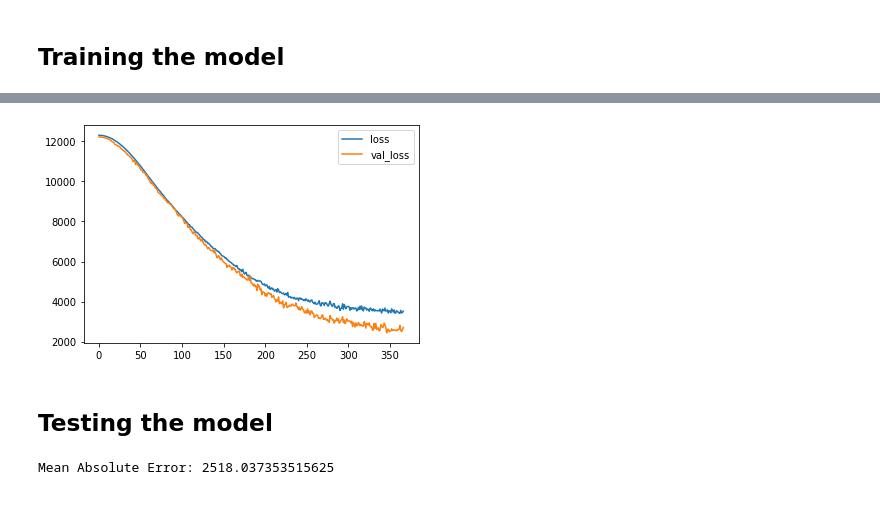
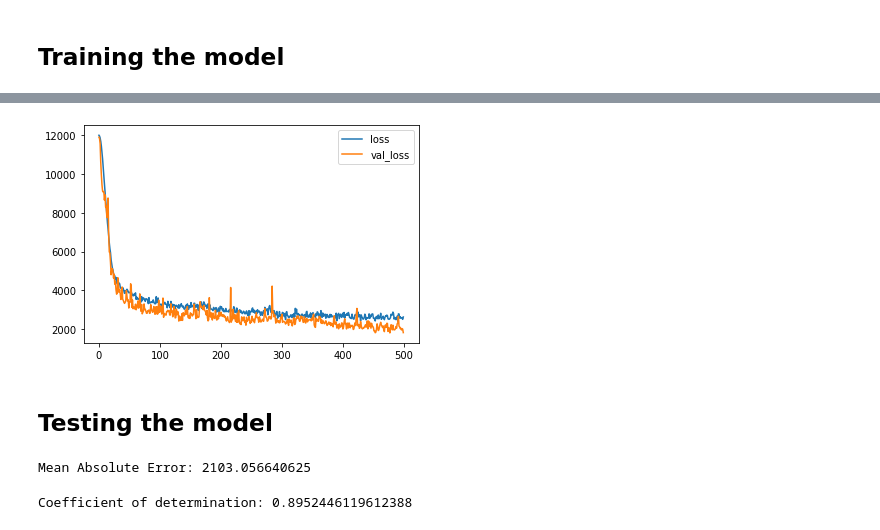
Before and after one commit to yashbg/EstimatingEconomicGrowth, a Jupyter notebook: train.ipynb, the cells around one changed output, grey strips where cells are left out. Saved outputs shown, nothing was run; the diff lists cells and outputs as text; code cells hidden in the pictures.

```diff
--- a/train.ipynb
+++ b/train.ipynb
@@ -37,19 +38,22 @@ input_shape = [X_train.shape[1]]
 # %%
 model = keras.Sequential([
     layers.BatchNormalization(input_shape=input_shape),
-    layers.Dense(256, activation='relu'),
+    layers.Dense(1024, activation='relu'),
+    layers.Dropout(0.3),
+    layers.BatchNormalization(),
+    layers.Dense(512, activation='relu'),
     layers.Dropout(0.3),
     layers.BatchNormalization(),
     layers.Dense(256, activation='relu'),
-    layers.Dropout(0.3),
+    layers.Dropout(0.2),
     layers.BatchNormalization(),
-    layers.Dense(256, activation='relu'),
-    layers.Dropout(0.3),
+    layers.Dense(128, activation='relu'),
+    layers.Dropout(0.2),
     layers.BatchNormalization(),
     layers.Dense(1),
 ])
 # %%
-opt = keras.optimizers.Adam(learning_rate=0.001)
+opt = keras.optimizers.Adam(learning_rate=0.01)
 
 model.compile(
     optimizer=opt,
@@ -58,19 +62,19 @@ model.compile(
 
 early_stopping = callbacks.EarlyStopping(
     min_delta=0.1,
-    patience=20,
+    patience=100,
     restore_best_weights=True,
 )
 # %% [markdown]
 ## Training the model
 # %%
-epochs = 1000
+epochs = 500
 history = model.fit(
     X_train, y_train,
     validation_split=0.1,
     batch_size=128,
     epochs=epochs,
-    callbacks=[early_stopping],
+    # callbacks=[early_stopping],
     verbose=1,
 )
 
@@ -98,4 +102,4 @@ Minimum Validation Loss: 2434.8579
-[figure, old version]
+[figure, new version]
 # %% [markdown]
 ## Testing the model
 # %%
@@ -103,7 +107,15 @@ test_loss = model.evaluate(
     X_test, y_test,
     verbose=0,
 )
-
 print('Mean Absolute Error:', test_loss)
 # %% [output]
-Mean Absolute Error: 2518.037353515625
+Mean Absolute Error: 2103.056640625
+# %%
+y_pred = model.predict(X_test)
+y_pred = y_pred.reshape(len(y_test))
+corr_matrix = np.corrcoef(y_test, y_pred)
+corr = corr_matrix[0, 1]
+r2 = corr ** 2
+print('Coefficient of determination:', r2)
+# %% [output]
+Coefficient of determination: 0.8952446119612388
```
Also changed, not shown: parts of 3 cells of this notebook, 1 other file.
